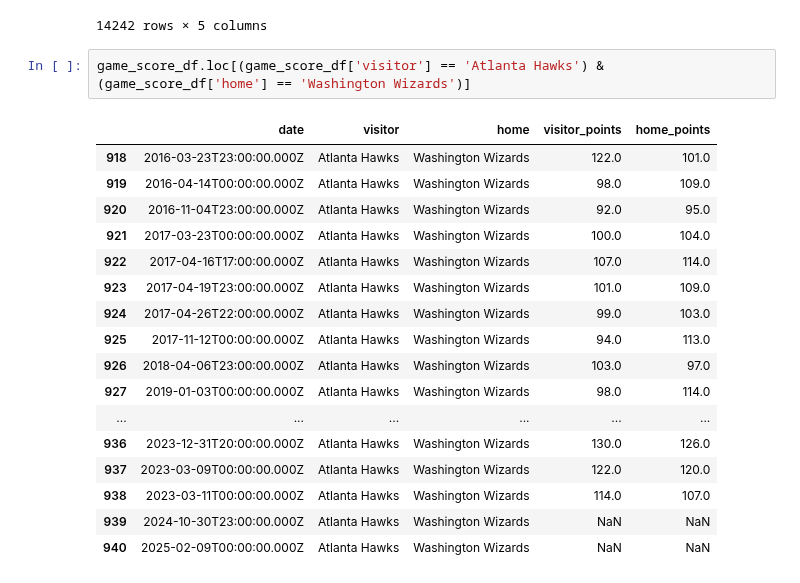
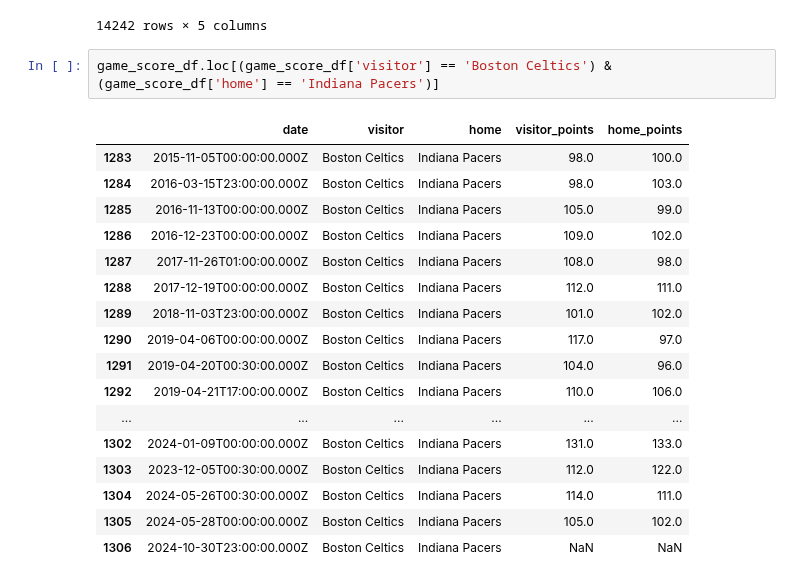
Before and after one commit to VincentGordon-Data-Analyst/nba-api, a Jupyter notebook: teams_etl.ipynb, the cells around one changed output. Saved outputs shown, nothing was run; the diff lists cells and outputs as text.

```diff
--- a/teams_etl.ipynb
+++ b/teams_etl.ipynb
@@ -252,22 +252,22 @@ game_score_df
 | 14241 | 2025-01-24T02:00:00.000Z | Washington Wizards | Utah Jazz | NaN | NaN |
 14242 rows × 5 columns
 # %%
-game_score_df.loc[(game_score_df['visitor'] == 'Atlanta Hawks') & (game_score_df['home'] == 'Washington Wizards')]
+game_score_df.loc[(game_score_df['visitor'] == 'Boston Celtics') & (game_score_df['home'] == 'Indiana Pacers')]
 # %% [output]
 |  | date | visitor | home | visitor_points | home_points |
-| 918 | 2016-03-23T23:00:00.000Z | Atlanta Hawks | Washington Wizards | 122.0 | 101.0 |
-| 919 | 2016-04-14T00:00:00.000Z | Atlanta Hawks | Washington Wizards | 98.0 | 109.0 |
-| 920 | 2016-11-04T23:00:00.000Z | Atlanta Hawks | Washington Wizards | 92.0 | 95.0 |
-| 921 | 2017-03-23T00:00:00.000Z | Atlanta Hawks | Washington Wizards | 100.0 | 104.0 |
-| 922 | 2017-04-16T17:00:00.000Z | Atlanta Hawks | Washington Wizards | 107.0 | 114.0 |
-| 923 | 2017-04-19T23:00:00.000Z | Atlanta Hawks | Washington Wizards | 101.0 | 109.0 |
-| 924 | 2017-04-26T22:00:00.000Z | Atlanta Hawks | Washington Wizards | 99.0 | 103.0 |
-| 925 | 2017-11-12T00:00:00.000Z | Atlanta Hawks | Washington Wizards | 94.0 | 113.0 |
-| 926 | 2018-04-06T23:00:00.000Z | Atlanta Hawks | Washington Wizards | 103.0 | 97.0 |
-| 927 | 2019-01-03T00:00:00.000Z | Atlanta Hawks | Washington Wizards | 98.0 | 114.0 |
+| 1283 | 2015-11-05T00:00:00.000Z | Boston Celtics | Indiana Pacers | 98.0 | 100.0 |
+| 1284 | 2016-03-15T23:00:00.000Z | Boston Celtics | Indiana Pacers | 98.0 | 103.0 |
+| 1285 | 2016-11-13T00:00:00.000Z | Boston Celtics | Indiana Pacers | 105.0 | 99.0 |
+| 1286 | 2016-12-23T00:00:00.000Z | Boston Celtics | Indiana Pacers | 109.0 | 102.0 |
+| 1287 | 2017-11-26T01:00:00.000Z | Boston Celtics | Indiana Pacers | 108.0 | 98.0 |
+| 1288 | 2017-12-19T00:00:00.000Z | Boston Celtics | Indiana Pacers | 112.0 | 111.0 |
+| 1289 | 2018-11-03T23:00:00.000Z | Boston Celtics | Indiana Pacers | 101.0 | 102.0 |
+| 1290 | 2019-04-06T00:00:00.000Z | Boston Celtics | Indiana Pacers | 117.0 | 97.0 |
+| 1291 | 2019-04-20T00:30:00.000Z | Boston Celtics | Indiana Pacers | 104.0 | 96.0 |
+| 1292 | 2019-04-21T17:00:00.000Z | Boston Celtics | Indiana Pacers | 110.0 | 106.0 |
 | ... | ... | ... | ... | ... | ... |
-| 936 | 2023-12-31T20:00:00.000Z | Atlanta Hawks | Washington Wizards | 130.0 | 126.0 |
-| 937 | 2023-03-09T00:00:00.000Z | Atlanta Hawks | Washington Wizards | 122.0 | 120.0 |
-| 938 | 2023-03-11T00:00:00.000Z | Atlanta Hawks | Washington Wizards | 114.0 | 107.0 |
-| 939 | 2024-10-30T23:00:00.000Z | Atlanta Hawks | Washington Wizards | NaN | NaN |
-| 940 | 2025-02-09T00:00:00.000Z | Atlanta Hawks | Washington Wizards | NaN | NaN |
+| 1302 | 2024-01-09T00:00:00.000Z | Boston Celtics | Indiana Pacers | 131.0 | 133.0 |
+| 1303 | 2023-12-05T00:30:00.000Z | Boston Celtics | Indiana Pacers | 112.0 | 122.0 |
+| 1304 | 2024-05-26T00:30:00.000Z | Boston Celtics | Indiana Pacers | 114.0 | 111.0 |
+| 1305 | 2024-05-28T00:00:00.000Z | Boston Celtics | Indiana Pacers | 105.0 | 102.0 |
+| 1306 | 2024-10-30T23:00:00.000Z | Boston Celtics | Indiana Pacers | NaN | NaN |
```
Also changed, not shown: 1 other file.
